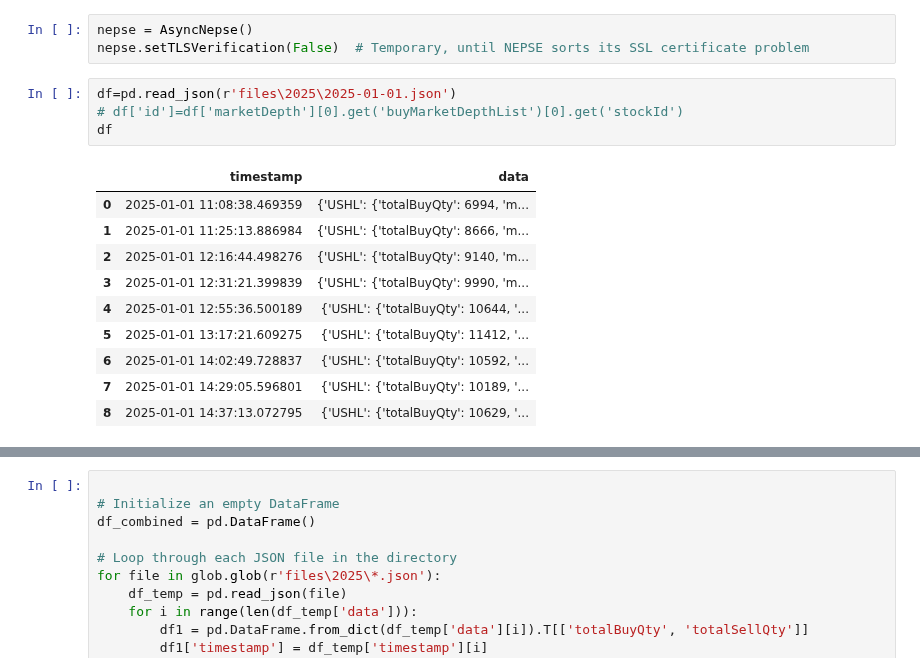
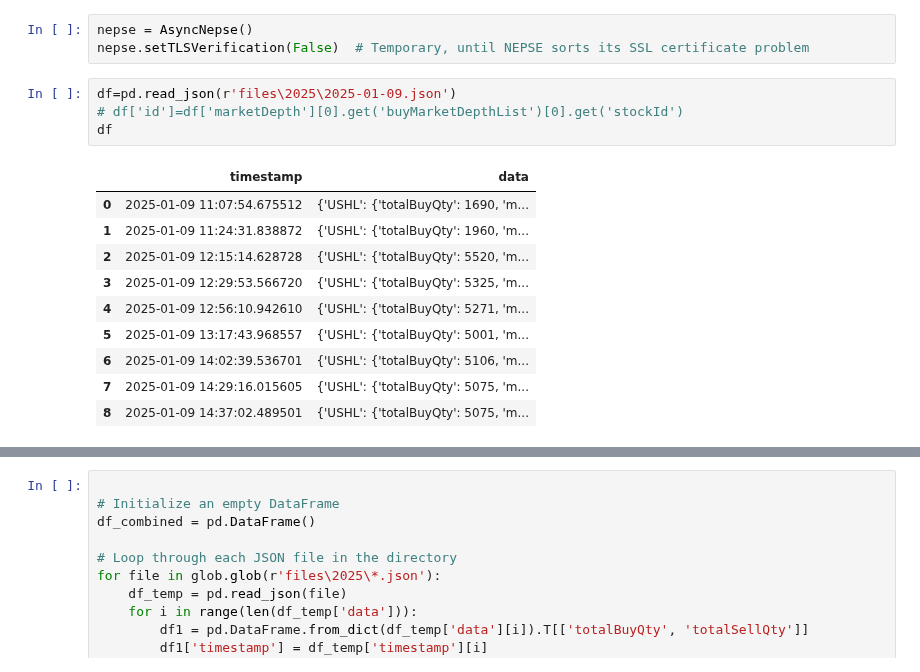
Before and after one commit to madhuko/nepse_depth, a Jupyter notebook: analytics.ipynb, the cells around one changed output, grey strips where cells are left out. Saved outputs shown, nothing was run; the diff lists cells and outputs as text.

```diff
--- a/analytics.ipynb
+++ b/analytics.ipynb
@@ -9,17 +9,17 @@ import glob
 nepse = AsyncNepse()
 nepse.setTLSVerification(False)  # Temporary, until NEPSE sorts its SSL certificate problem
 # %%
-df=pd.read_json(r'files\2025\2025-01-01.json')
+df=pd.read_json(r'files\2025\2025-01-09.json')
 # df['id']=df['marketDepth'][0].get('buyMarketDepthList')[0].get('stockId')
 df
 # %% [output]
 |  | timestamp | data |
-| 0 | 2025-01-01 11:08:38.469359 | {'USHL': {'totalBuyQty': 6994, 'm... |
-| 1 | 2025-01-01 11:25:13.886984 | {'USHL': {'totalBuyQty': 8666, 'm... |
-| 2 | 2025-01-01 12:16:44.498276 | {'USHL': {'totalBuyQty': 9140, 'm... |
-| 3 | 2025-01-01 12:31:21.399839 | {'USHL': {'totalBuyQty': 9990, 'm... |
-| 4 | 2025-01-01 12:55:36.500189 | {'USHL': {'totalBuyQty': 10644, '... |
-| 5 | 2025-01-01 13:17:21.609275 | {'USHL': {'totalBuyQty': 11412, '... |
-| 6 | 2025-01-01 14:02:49.728837 | {'USHL': {'totalBuyQty': 10592, '... |
-| 7 | 2025-01-01 14:29:05.596801 | {'USHL': {'totalBuyQty': 10189, '... |
-| 8 | 2025-01-01 14:37:13.072795 | {'USHL': {'totalBuyQty': 10629, '... |
+| 0 | 2025-01-09 11:07:54.675512 | {'USHL': {'totalBuyQty': 1690, 'm... |
+| 1 | 2025-01-09 11:24:31.838872 | {'USHL': {'totalBuyQty': 1960, 'm... |
+| 2 | 2025-01-09 12:15:14.628728 | {'USHL': {'totalBuyQty': 5520, 'm... |
+| 3 | 2025-01-09 12:29:53.566720 | {'USHL': {'totalBuyQty': 5325, 'm... |
+| 4 | 2025-01-09 12:56:10.942610 | {'USHL': {'totalBuyQty': 5271, 'm... |
+| 5 | 2025-01-09 13:17:43.968557 | {'USHL': {'totalBuyQty': 5001, 'm... |
+| 6 | 2025-01-09 14:02:39.536701 | {'USHL': {'totalBuyQty': 5106, 'm... |
+| 7 | 2025-01-09 14:29:16.015605 | {'USHL': {'totalBuyQty': 5075, 'm... |
+| 8 | 2025-01-09 14:37:02.489501 | {'USHL': {'totalBuyQty': 5075, 'm... |
```
Also changed, not shown: parts of 3 cells of this notebook.
